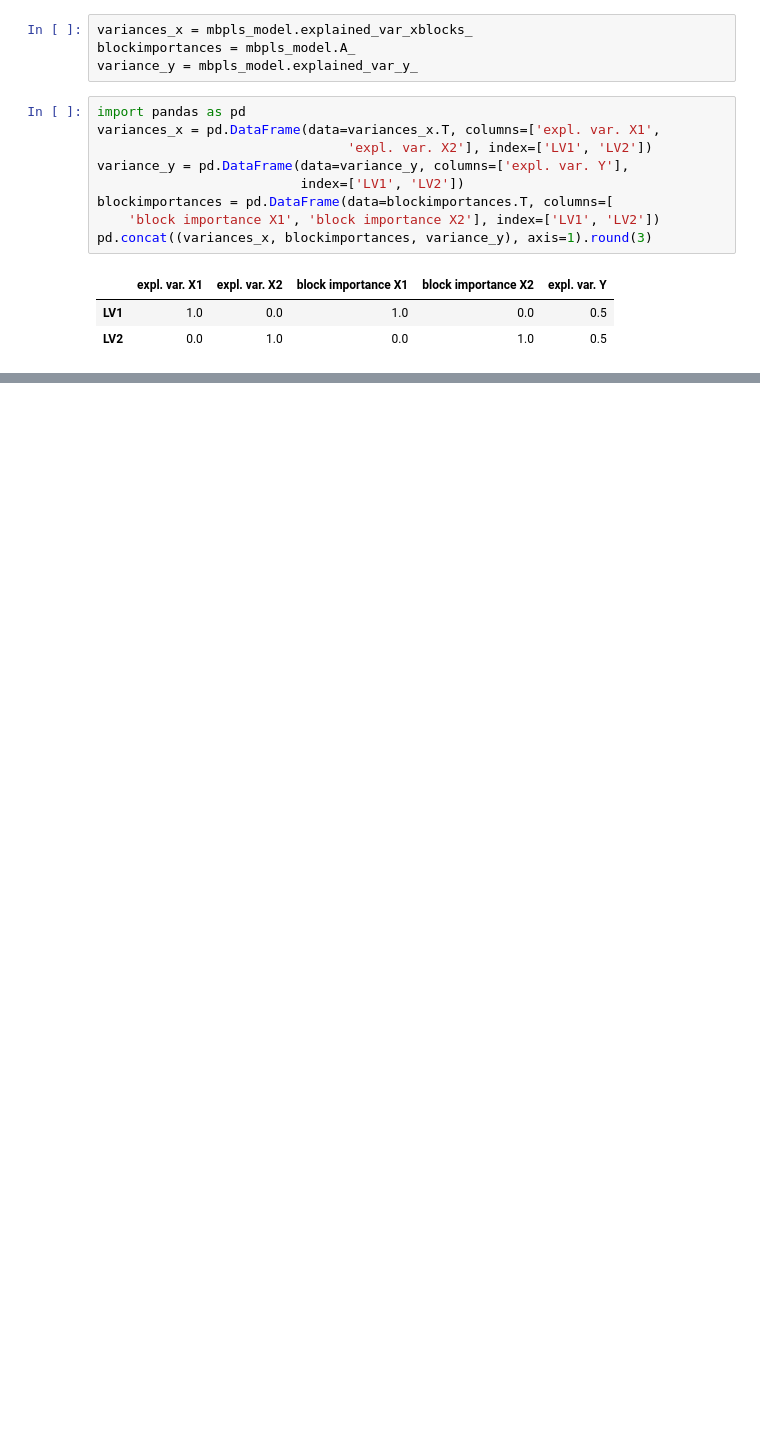
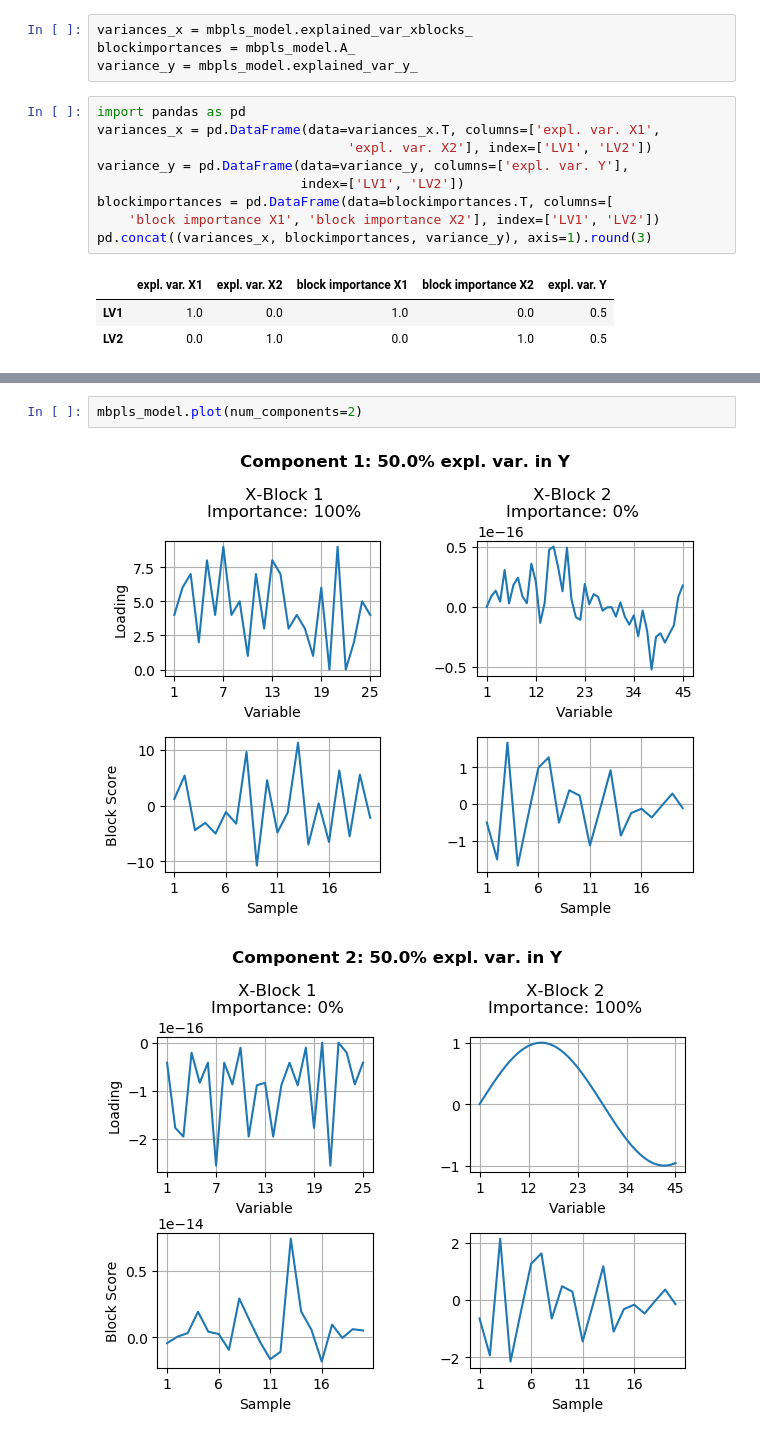
Before and after one commit to DTUComputeStatisticsAndDataAnalysis/MBPLS, a Jupyter notebook: examples/introduction/MBPLS_introduction.ipynb, the cells around one changed output, grey strips where cells are left out. Drawn from its saved outputs; the diff is of its cells as text; blank space fills up the shorter version.

```diff
--- a/examples/introduction/MBPLS_introduction.ipynb
+++ b/examples/introduction/MBPLS_introduction.ipynb
@@ -175,0 +191,5 @@ pd.concat((variances_x, blockimportances, variance_y), axis=1).round(3)
+# %%
+mbpls_model.plot(num_components=2)
+# %% [output]
+[figure, added]
+[figure, added]
```
Also changed, not shown: parts of 23 cells of this notebook.
